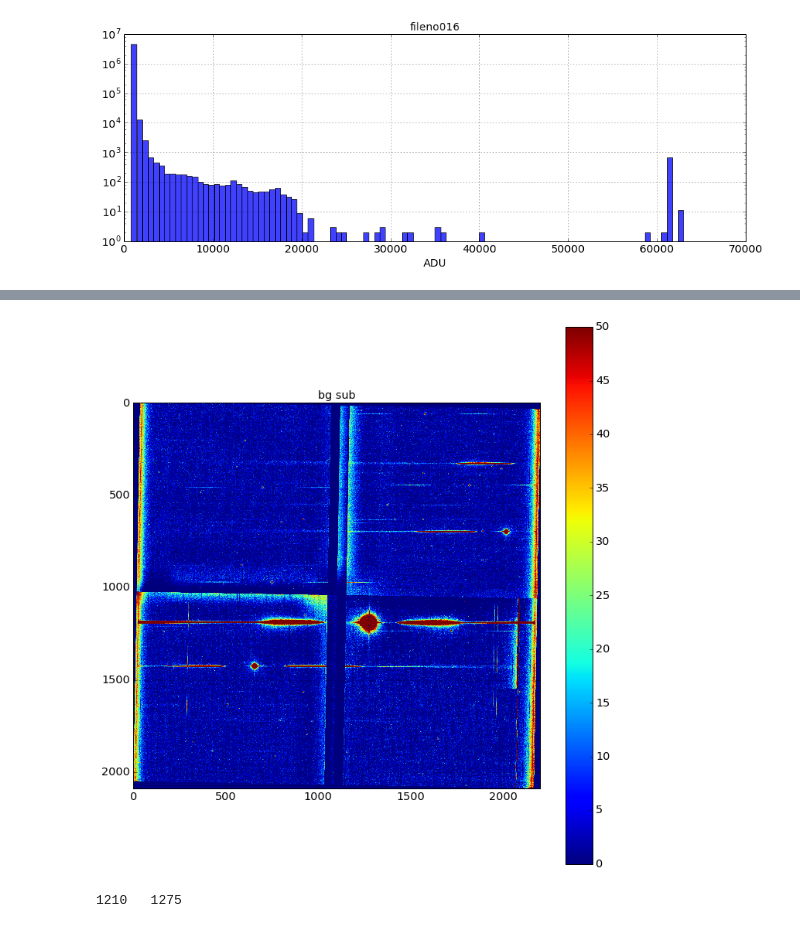
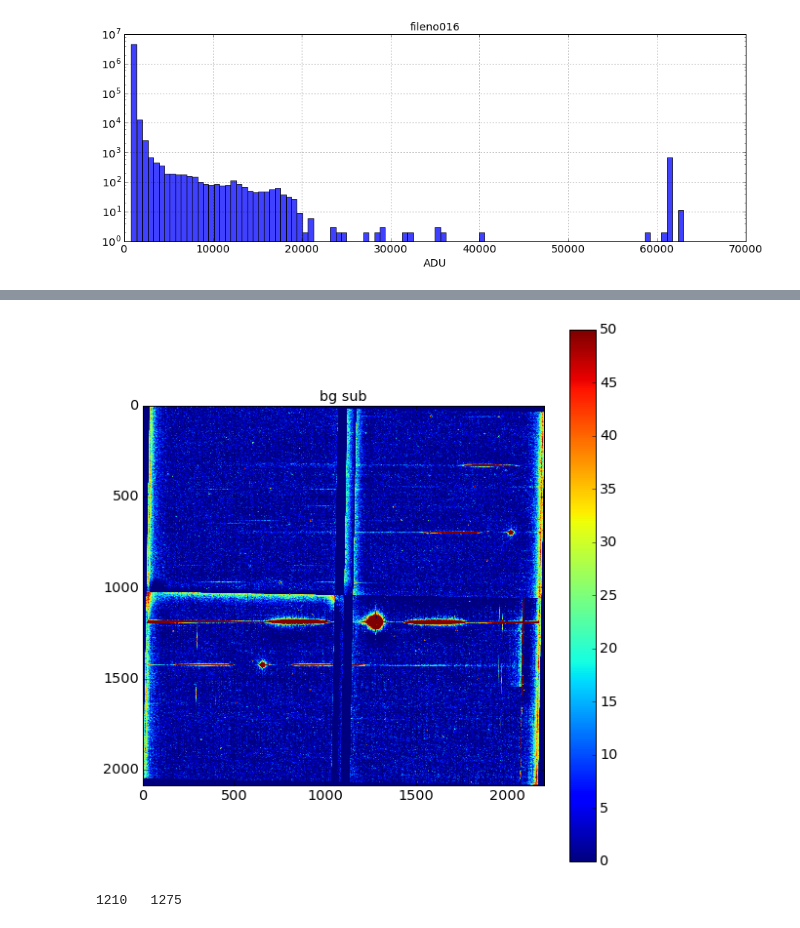
Before and after one commit to sylvielsstfr/CTIOAna2016, a Jupyter notebook: notebooks/ViewfirstImage.ipynb, the cells around one changed output, grey strips where cells are left out. Cells and saved outputs as stored; diff of their text form; code cells hidden in the pictures.

```diff
--- a/notebooks/ViewfirstImage.ipynb
+++ b/notebooks/ViewfirstImage.ipynb
@@ -163,2 +210,3 @@ plt.savefig(object_name)
 # %%
-bkg = Background2D(ccd, (100, 100), filter_size=(3, 3),method='median')
+bkg = Background2D(ccd, (70, 70), filter_size=(3, 3),method='median')
+#bkg = Background2D(ccd.data, (50, 50), filter_size=(3, 3),sigma_clip=sigma_clip,bkg_estimator=bkg_estimator)
@@ -185,13 +292,13 @@ rotated_image=ndimage.interpolation.rotate(ccd_bgsub,-1)
 # %%
-fig, ax = plt.subplots(figsize=(10, 10))
+fig, ax = plt.subplots(figsize=(8,8))
 img=ax.imshow(rotated_image,vmin=0,vmax=50.)
 plt.title('bg sub')
 plt.tight_layout()
 plt.colorbar(img)
 plt.grid(True)
 plt.savefig('imagerot')
 # %% [output]
-[figure, old version]
+[figure, new version]
 # %%
 themaximum=rotated_image.max()
 # %%
```
Also changed, not shown: parts of 43 cells of this notebook.
